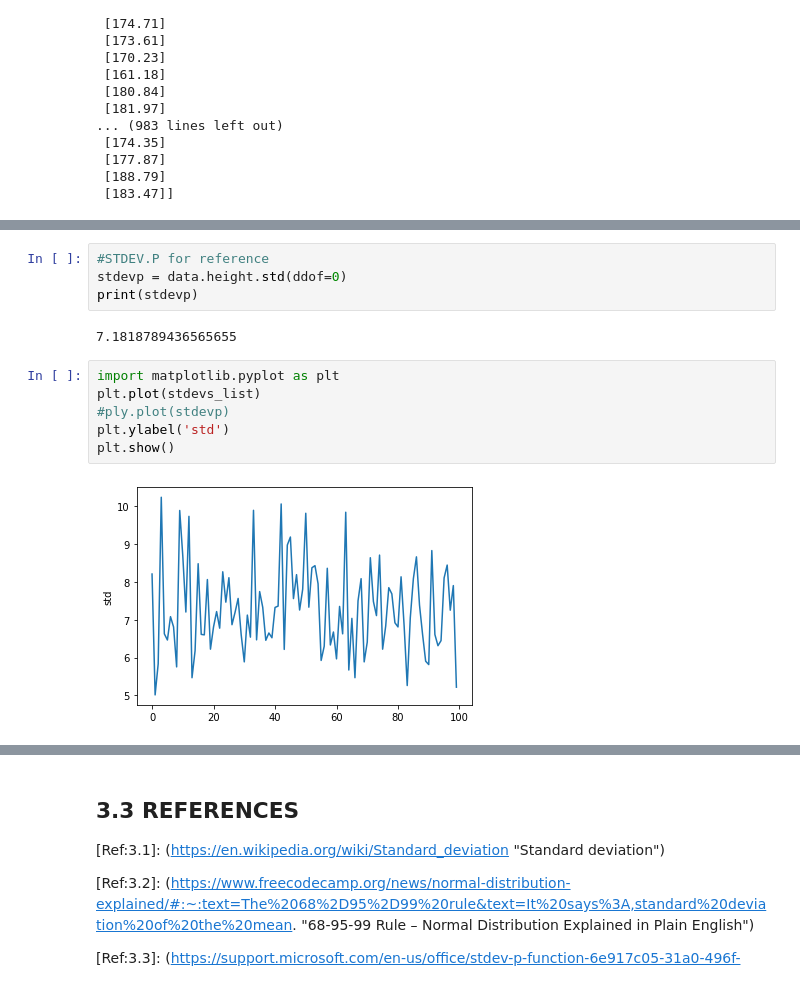
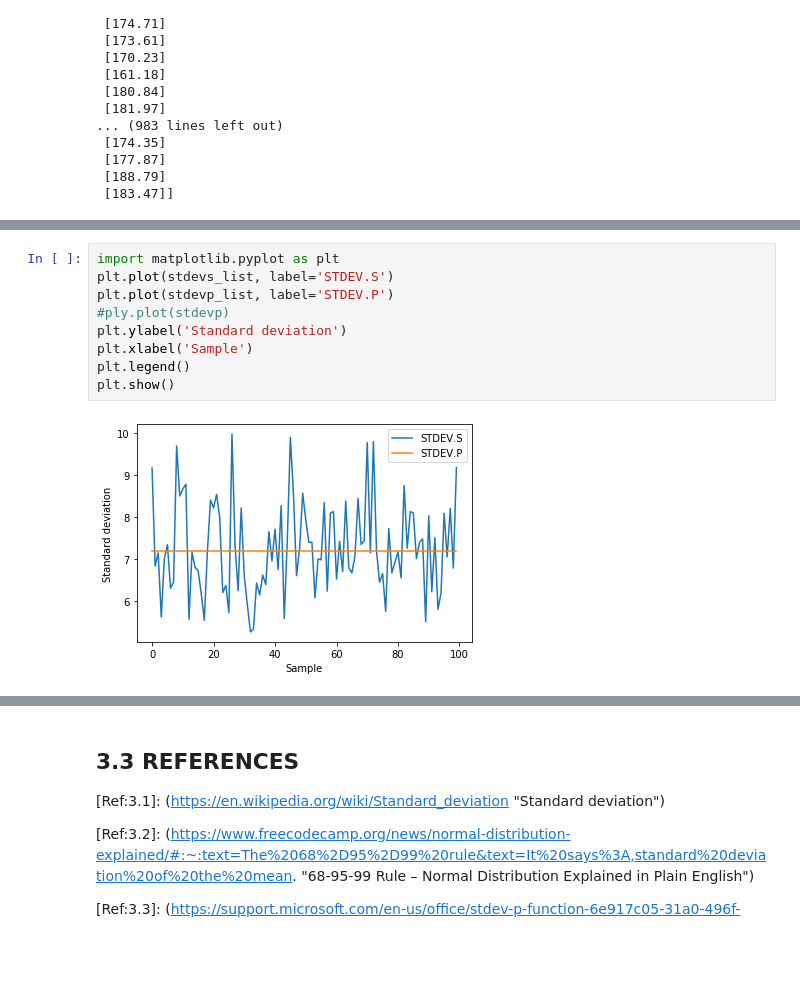
Before and after one commit to moranneil/MACHINE_LEARNING_AND_STATISTICS_TASKS, a Jupyter notebook: Machine Learning and Statistics Tasks 2020.ipynb, the cells around one changed output, grey strips where cells are left out. Cells and saved outputs as stored; diff of their text form; blank space fills up the shorter version.

Commit message:
TASK 3 plots

```diff
--- a/Machine Learning and Statistics Tasks 2020.ipynb
+++ b/Machine Learning and Statistics Tasks 2020.ipynb
@@ -764,14 +770,11 @@ The stdev.s list is  [8.21157087227993, 5.013298220495074, 5.835954853116928, 10
-# %%
-#STDEV.P for reference
-stdevp = data.height.std(ddof=0)
-print(stdevp)
-# %% [output]
-7.1818789436565655
 # %%
 import matplotlib.pyplot as plt
-plt.plot(stdevs_list)
+plt.plot(stdevs_list, label='STDEV.S')
+plt.plot(stdevp_list, label='STDEV.P')
 #ply.plot(stdevp)
-plt.ylabel('std')
+plt.ylabel('Standard deviation')
+plt.xlabel('Sample')
+plt.legend()
 plt.show()
 # %% [output]
-[figure, old version]
+[figure, new version]
```
Also changed, not shown: parts of 3 cells of this notebook.
